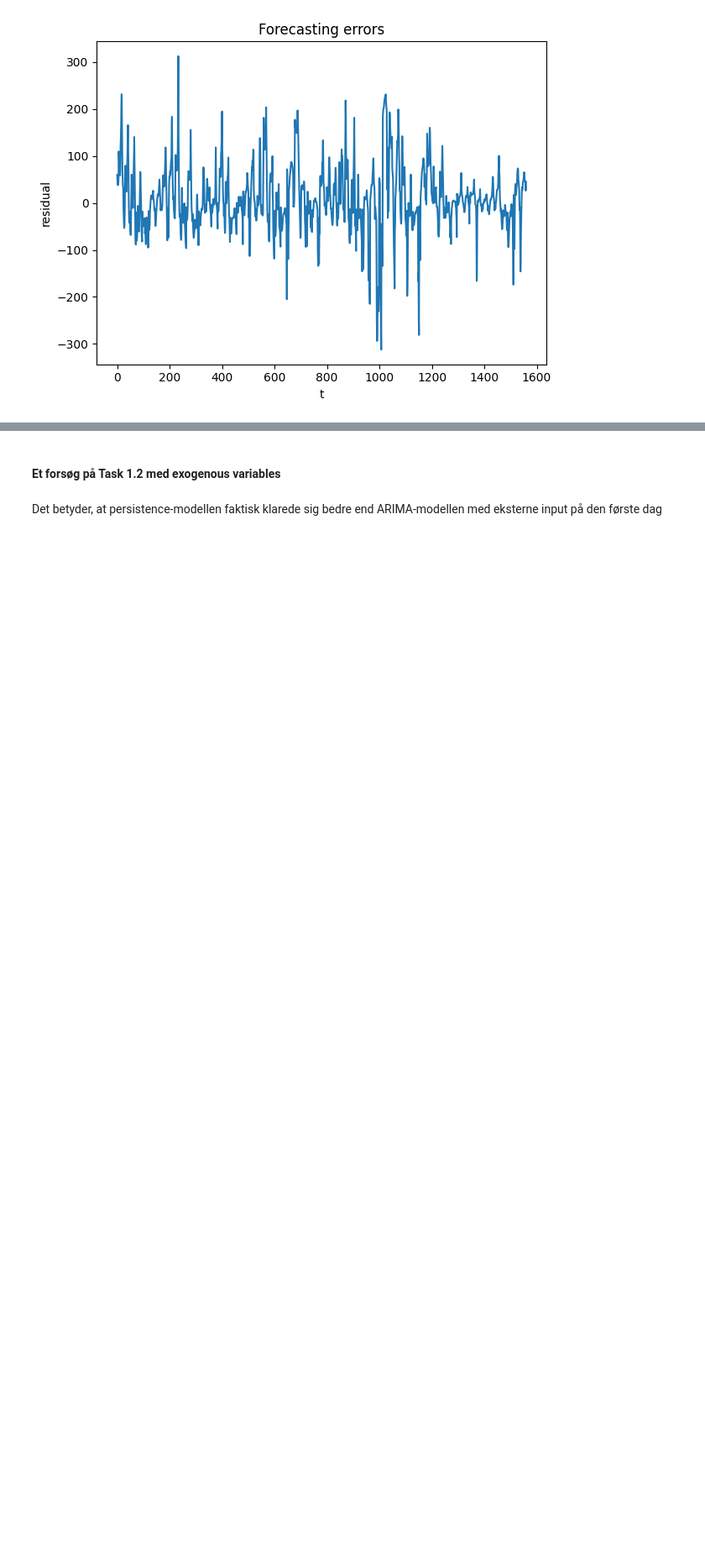
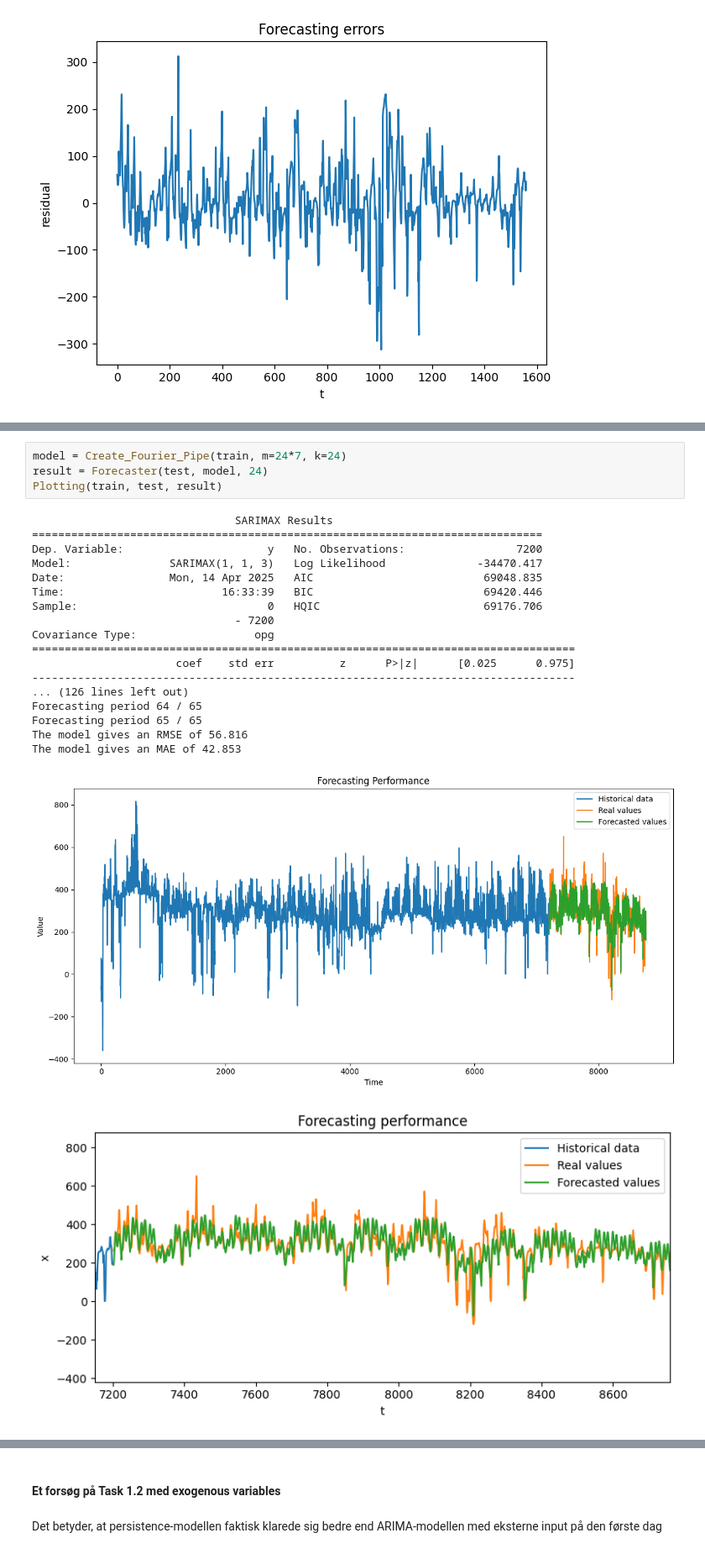
Before and after one commit to MortenHay/EnergyAnalytics, a Jupyter notebook: Assignment2/Aflevering-2.ipynb, the cells around one changed output, grey strips where cells are left out. Shown at 84% size. Drawn from its saved outputs; the diff is of its cells as text; blank space fills up the shorter version.

```diff
--- a/Assignment2/Aflevering-2.ipynb
+++ b/Assignment2/Aflevering-2.ipynb
@@ -387,0 +455,24 @@ Plotting(train, test, result)
+# %%
+model = Create_Fourier_Pipe(train, m=24*7, k=24)
+result = Forecaster(test, model, 24)
+Plotting(train, test, result)
+# %% [output]
+                               SARIMAX Results
+==============================================================================
+Dep. Variable:                      y   No. Observations:                 7200
+Model:               SARIMAX(1, 1, 3)   Log Likelihood              -34470.417
+Date:                Mon, 14 Apr 2025   AIC                          69048.835
+Time:                        16:33:39   BIC                          69420.446
+Sample:                             0   HQIC                         69176.706
+                               - 7200
+Covariance Type:                  opg
+===================================================================================
+                      coef    std err          z      P>|z|      [0.025      0.975]
+-----------------------------------------------------------------------------------
+... (126 lines left out)
+Forecasting period 64 / 65
+Forecasting period 65 / 65
+The model gives an RMSE of 56.816
+The model gives an MAE of 42.853
+[figure, added]
+[figure, added]
```
Also changed, not shown: parts of 14 cells of this notebook.
